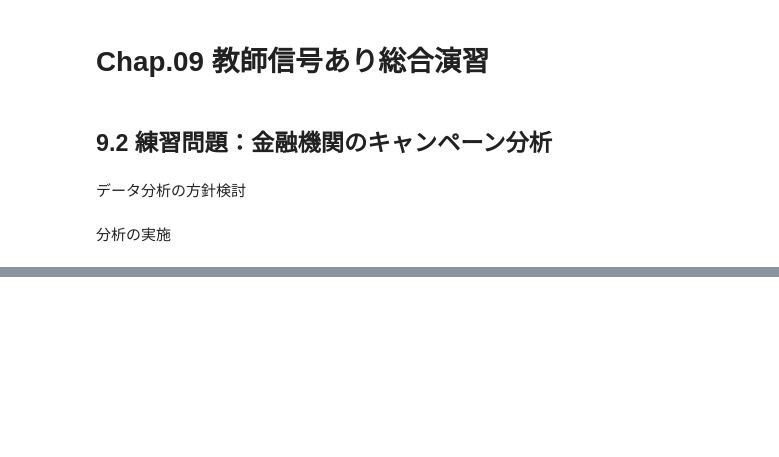
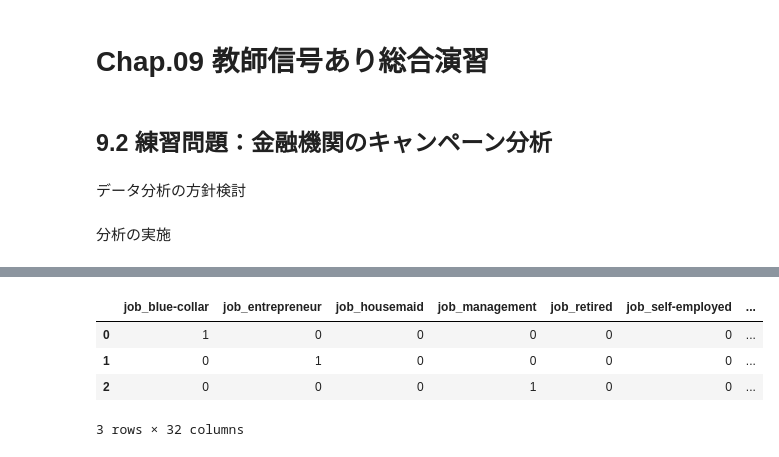
Before and after one commit to ginmaruGH/Introduction_to_Machine_Learning_with_Python_Imp, a Jupyter notebook: jupyter/ch_09.ipynb, the cells around one changed output, grey strips where cells are left out. Cells and saved outputs as stored; diff of their text form; code cells hidden in the pictures; blank space fills up the shorter version.

```diff
--- a/jupyter/ch_09.ipynb
+++ b/jupyter/ch_09.ipynb
@@ -28,0 +41,15 @@ df.shape
+# %%
+# 文字列の列を抜き出す
+str_col_name = [
+    'job', 'default', 'marital', 'education', 'housing', 'loan', 'contact', 'month'
+]
+str_df = df[str_col_name]
+# 抜き出した複数の列をまとめてダミー変数化する
+str_df2 = pd.get_dummies(str_df, drop_first=True)
+str_df2.head(3)
+# %% [output]
+|  | job_blue-collar | job_entrepreneur | job_housemaid | job_management | job_retired | job_self-employed | ... |
+| 0 | 1 | 0 | 0 | 0 | 0 | 0 | ... |
+| 1 | 0 | 1 | 0 | 0 | 0 | 0 | ... |
+| 2 | 0 | 0 | 0 | 1 | 0 | 0 | ... |
+3 rows × 32 columns
```
Also changed, not shown: parts of 34 cells of this notebook.
